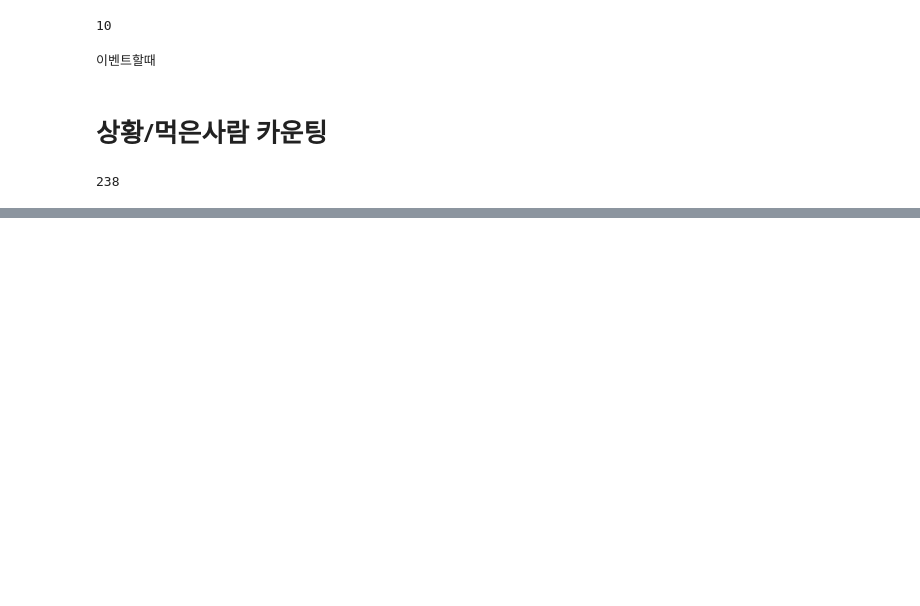
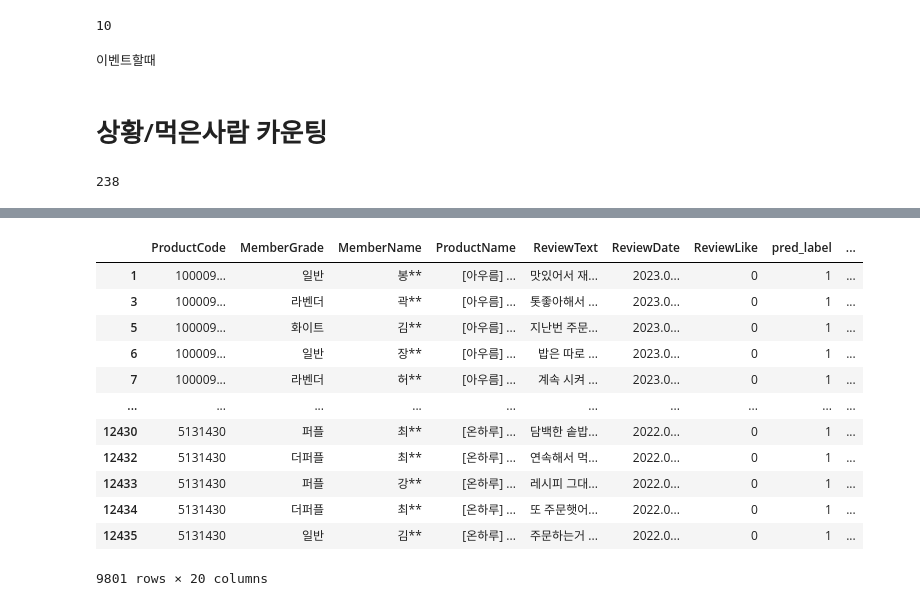
Before and after one commit to eatthecompanyxasac/doeat2023, a Jupyter notebook: KYJ/analysis_kurlyreview2.ipynb, the cells around one changed output, grey strips where cells are left out. Saved outputs shown, nothing was run; the diff lists cells and outputs as text; code cells hidden in the pictures; blank space fills up the shorter version.

```diff
--- a/KYJ/analysis_kurlyreview2.ipynb
+++ b/KYJ/analysis_kurlyreview2.ipynb
@@ -150,0 +209,16 @@ Index(['ProductCode', 'MemberGrade', 'MemberName', 'ProductName', 'ReviewText',
+# %%
+data_kurly[(data_kurly['reception']==0)&(data_kurly['challenge']==0)&(data_kurly['convinence']==0)]
+# %% [output]
+|  | ProductCode | MemberGrade | MemberName | ProductName | ReviewText | ReviewDate | ReviewLike | pred_label | ... |
+| 1 | 100009... | 일반 | 봉** | [아우름] ... | 맛있어서 재... | 2023.0... | 0 | 1 | ... |
+| 3 | 100009... | 라벤더 | 곽** | [아우름] ... | 톳좋아해서 ... | 2023.0... | 0 | 1 | ... |
+| 5 | 100009... | 화이트 | 김** | [아우름] ... | 지난번 주문... | 2023.0... | 0 | 1 | ... |
+| 6 | 100009... | 일반 | 장** | [아우름] ... | 밥은 따로 ... | 2023.0... | 0 | 1 | ... |
+| 7 | 100009... | 라벤더 | 허** | [아우름] ... | 계속 시켜 ... | 2023.0... | 0 | 1 | ... |
+| ... | ... | ... | ... | ... | ... | ... | ... | ... | ... |
+| 12430 | 5131430 | 퍼플 | 최** | [온하루] ... | 담백한 솥밥... | 2022.0... | 0 | 1 | ... |
+| 12432 | 5131430 | 더퍼플 | 최** | [온하루] ... | 연속해서 먹... | 2022.0... | 0 | 1 | ... |
+| 12433 | 5131430 | 퍼플 | 강** | [온하루] ... | 레시피 그대... | 2022.0... | 0 | 1 | ... |
+| 12434 | 5131430 | 더퍼플 | 최** | [온하루] ... | 또 주문햇어... | 2022.0... | 0 | 1 | ... |
+| 12435 | 5131430 | 일반 | 김** | [온하루] ... | 주문하는거 ... | 2022.0... | 0 | 1 | ... |
+9801 rows × 20 columns
```
Also changed, not shown: parts of 18 cells of this notebook.
